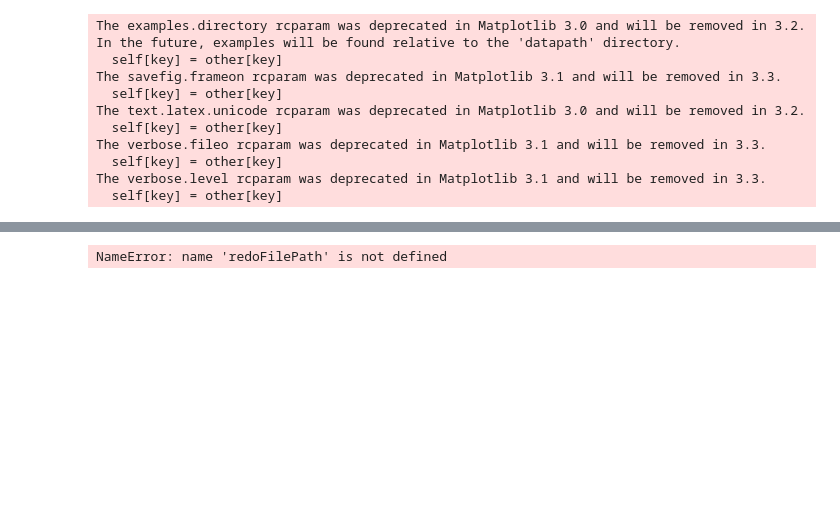
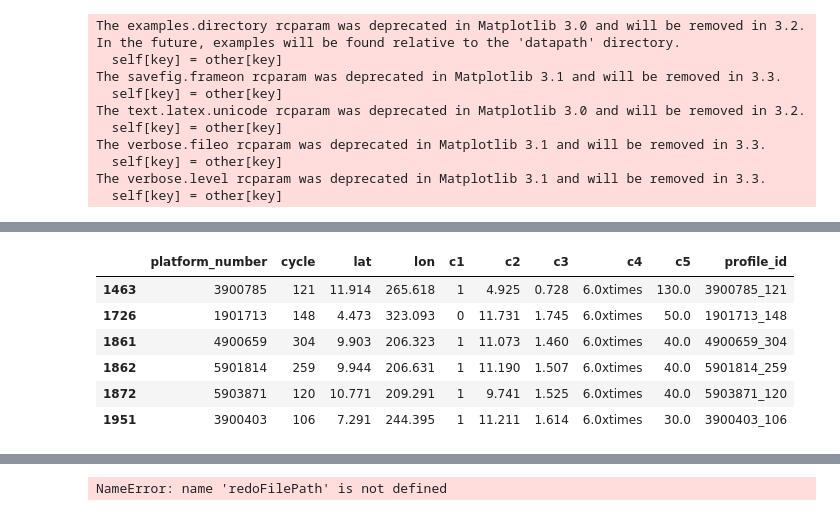
Before and after one commit to tylertucker202/argo-database, a Jupyter notebook: gridding/find-and-filter-outliers.ipynb, the cells around one changed output, grey strips where cells are left out. Saved outputs shown, nothing was run; the diff lists cells and outputs as text; code cells hidden in the pictures; blank space fills up the shorter version.

```diff
--- a/gridding/find-and-filter-outliers.ipynb
+++ b/gridding/find-and-filter-outliers.ipynb
@@ -127,5 +133,3 @@ for row in suspectDf.itertuples():
-# %%
-outlierProfs = [x.replace(' ', '') for x in outlierProfs]
 # %%
 profiles = vp.get_profiles_by_id(str(outlierProfs).replace(' ', ''))
 if len(profiles) > 0:
@@ -174,0 +218,19 @@ Index(['obsProfRes', 'profFloatIDAggrSel', 'profJulDayAggrSel',
+# %%
+gLists = glob('/storage/kakapo/*temp*')
+header = ['platform_number', 'cycle', 'lat', 'lon', 'c1', 'c2', 'c3', 'c4', 'c5']
+def parse_kakapo(filename, header):
+    '''parses reject and white list in kakapo'''
+    with open(filename, "r") as f:
+        data = f.readlines()
+        lines = []
+        for line in data:
+            line = ' '.join(line.split())
+            line = line.split(' ')
+            line[-1] = line[-1].replace('/n', '')
+            lines.append(line)
+    print(filename)
+    df = pd.DataFrame(data=lines, columns=header)
+    df['profile_id'] = df['platform_number'].apply(lambda x: str(x)) + '_'  + df['cycle'].apply(lambda x: str(x))
+    return df
+
+df = parse_kakapo(gLists[0], header)
@@ -174,0 +253,10 @@ Index(['obsProfRes', 'profFloatIDAggrSel', 'profJulDayAggrSel',
+# %%
+df[df['profile_id'].isin(suspectDf['profFloatIDAggrSel'].tolist())]
+# %% [output]
+|  | platform_number | cycle | lat | lon | c1 | c2 | c3 | c4 | c5 | profile_id |
+| 1463 | 3900785 | 121 | 11.914 | 265.618 | 1 | 4.925 | 0.728 | 6.0xtimes | 130.0 | 3900785_121 |
+| 1726 | 1901713 | 148 | 4.473 | 323.093 | 0 | 11.731 | 1.745 | 6.0xtimes | 50.0 | 1901713_148 |
+| 1861 | 4900659 | 304 | 9.903 | 206.323 | 1 | 11.073 | 1.460 | 6.0xtimes | 40.0 | 4900659_304 |
+| 1862 | 5901814 | 259 | 9.944 | 206.631 | 1 | 11.190 | 1.507 | 6.0xtimes | 40.0 | 5901814_259 |
+| 1872 | 5903871 | 120 | 10.771 | 209.291 | 1 | 9.741 | 1.525 | 6.0xtimes | 40.0 | 5903871_120 |
+| 1951 | 3900403 | 106 | 7.291 | 244.395 | 1 | 11.211 | 1.614 | 6.0xtimes | 30.0 | 3900403_106 |
```
Also changed, not shown: parts of 22 cells of this notebook, 7 other files.
